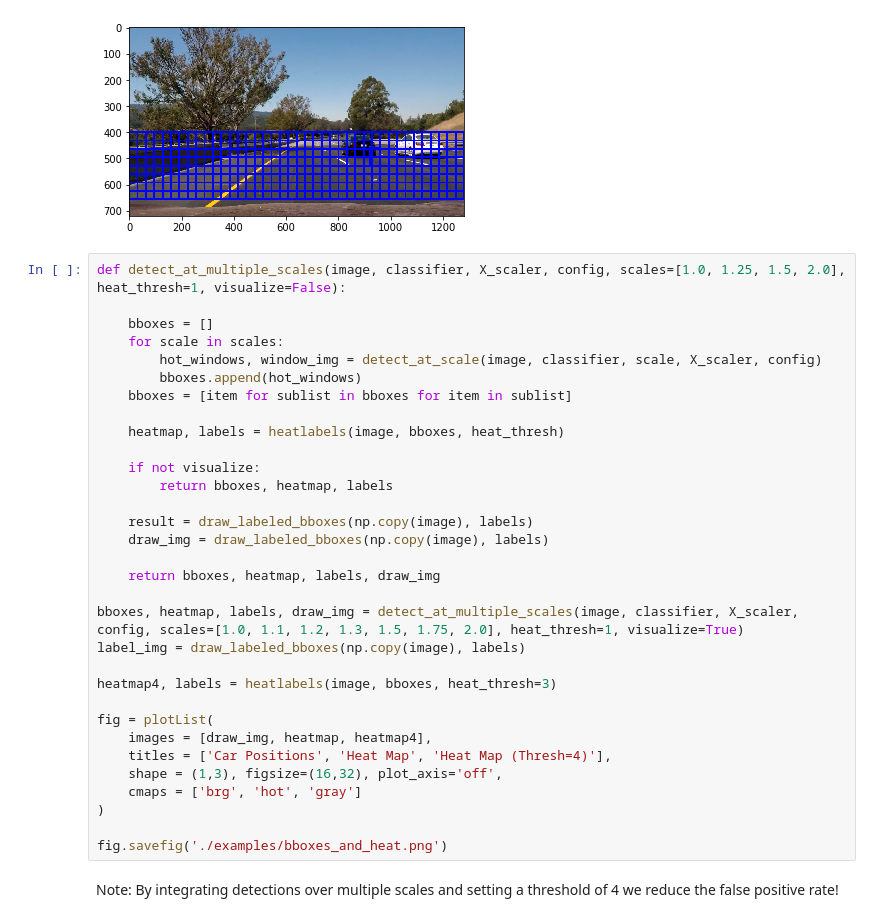
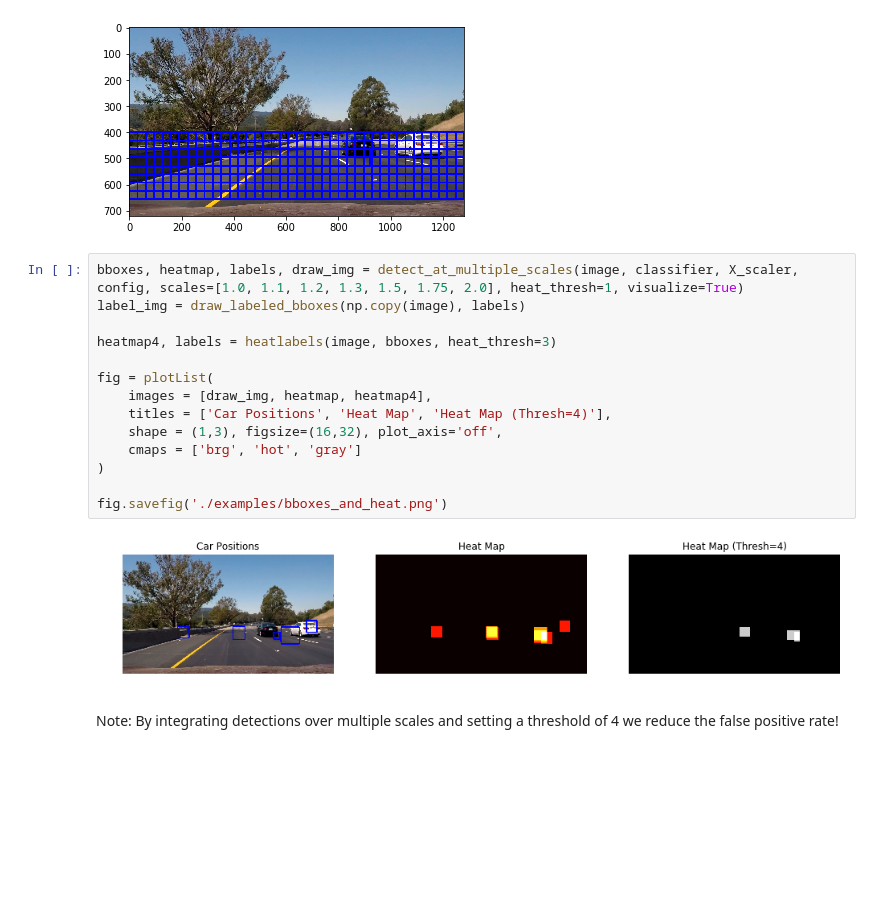
Before and after one commit to cvnerds/CarND-Vehicle-Detection, a Jupyter notebook: Vehicle-Detection-Solution.ipynb, the cells around one changed output. Drawn from its saved outputs; the diff is of its cells as text; blank space fills up the shorter version.

```diff
--- a/Vehicle-Detection-Solution.ipynb
+++ b/Vehicle-Detection-Solution.ipynb
@@ -196,37 +196,21 @@ _ = cv2.imwrite('examples/sliding_windows2.jpg', cv2.cvtColor(window_img, cv2.CO
 Showing sliding window searches at different scale
 [figure]
 # %%
-def detect_at_multiple_scales(image, classifier, X_scaler, config, scales=[1.0, 1.25, 1.5, 2.0], heat_thresh=1, visualize=False):
-
-    bboxes = []
-    for scale in scales:
-        hot_windows, window_img = detect_at_scale(image, classifier, scale, X_scaler, config)
-        bboxes.append(hot_windows)
-    bboxes = [item for sublist in bboxes for item in sublist]
-
-    heatmap, labels = heatlabels(image, bboxes, heat_thresh)
-
-    if not visualize:
-        return bboxes, heatmap, labels
-
-    result = draw_labeled_bboxes(np.copy(image), labels)
-    draw_img = draw_labeled_bboxes(np.copy(image), labels)
-
-    return bboxes, heatmap, labels, draw_img
-
 bboxes, heatmap, labels, draw_img = detect_at_multiple_scales(image, classifier, X_scaler, config, scales=[1.0, 1.1, 1.2, 1.3, 1.5, 1.75, 2.0], heat_thresh=1, visualize=True)
 label_img = draw_labeled_bboxes(np.copy(image), labels)
 
 heatmap4, labels = heatlabels(image, bboxes, heat_thresh=3)
 
 fig = plotList(
     images = [draw_img, heatmap, heatmap4],
     titles = ['Car Positions', 'Heat Map', 'Heat Map (Thresh=4)'],
     shape = (1,3), figsize=(16,32), plot_axis='off',
     cmaps = ['brg', 'hot', 'gray']
 )
 
 fig.savefig('./examples/bboxes_and_heat.png')
+# %% [output]
+[figure, added]
 # %% [markdown]
 Note: By integrating detections over multiple scales and setting a threshold of 4 we reduce the false positive rate!
 # %%
```
Also changed, not shown: parts of 2 cells of this notebook, 3 other files.
